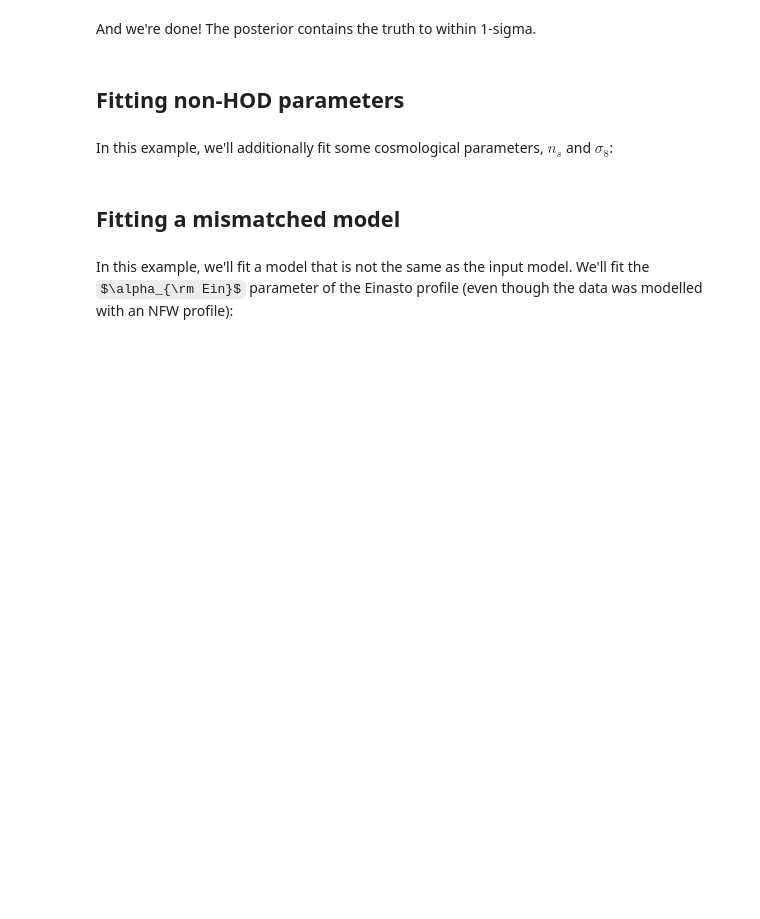
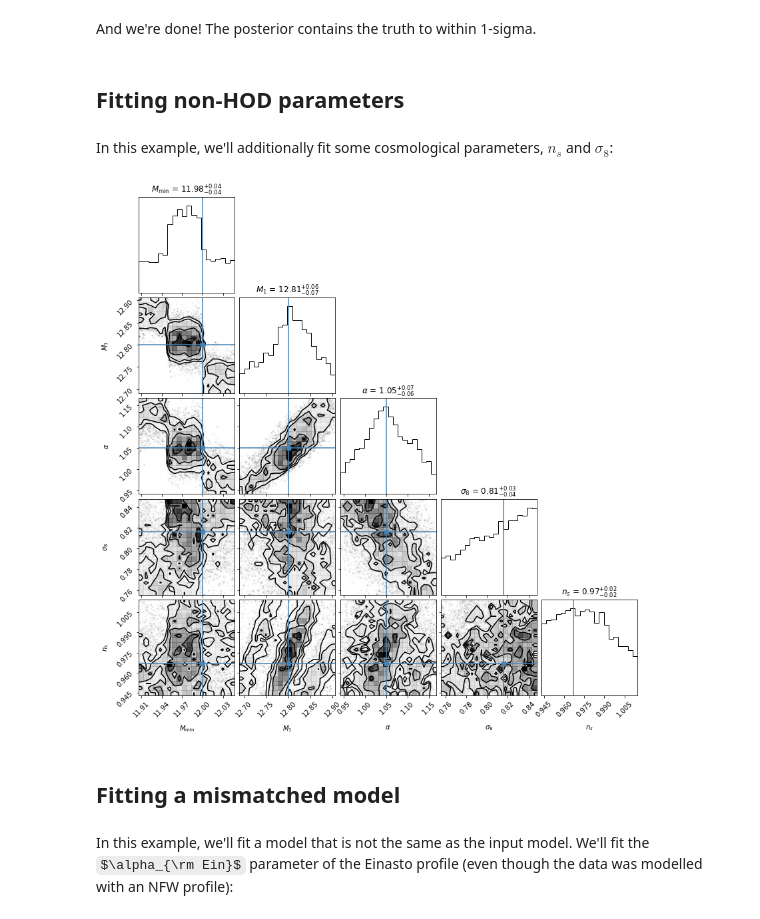
Before and after one commit to halomod/halomod, a Jupyter notebook: docs/examples/fitting.ipynb, the cells around one changed output. Drawn from its saved outputs; the diff is of its cells as text; code cells hidden in the pictures; some formulas as TeX source; blank space fills up the shorter version.

```diff
--- a/docs/examples/fitting.ipynb
+++ b/docs/examples/fitting.ipynb
@@ -206,14 +211,13 @@ And we're done! The posterior contains the truth to within 1-sigma.
 In this example, we'll additionally fit some cosmological parameters, $n_s$ and $\sigma_8$:
 # %%
 backend_cosmo = emcee.backends.HDFBackend('sampler_cosmo.h5')
-# backend.reset(nwalkers, ndim)
 sampler_cosmo = emcee.EnsembleSampler(
     nwalkers = 100,
     ndim = 5,
     log_prob_fn = log_prob,
     kwargs = {
         'param_names': ['hod_params.M_min', 'hod_params.M_1', 'hod_params.alpha', 'sigma_8', 'n'],
-        'data': mock_data,
+        'data': (mock_data, mock_ngal),
         'model': model,
         'derived': ['satellite_fraction', 'mean_tracer_den', 'corr_auto_tracer'],
         'bounds':{"hod_params.M_min": (10, 14), 'hod_params.M_1': (10, 15),
@@ -221,7 +225,8 @@ sampler_cosmo = emcee.EnsembleSampler(
                   'sigma_8': (0.75, 0.85), 'n': (0.94, 1.02)}
     },
     backend=backend_cosmo,
-    pool = Pool(4),
+    pool = Pool(30),
+    blobs_dtype=blobs_dtype,
 )
 # %%
 initialpos = np.array([
@@ -233,6 +238,18 @@ initialpos = np.array([
 ]) + 1e-4 * np.random.normal(size=(sampler_cosmo.nwalkers, sampler_cosmo.ndim))
 # %%
 sampler_cosmo.run_mcmc(initialpos, nsteps=1000, progress=True);
+# %%
+flatchain = sampler_cosmo.get_chain(discard=500, thin=5, flat=True)
+# %%
+corner.corner(
+    flatchain,
+    labels=[r'$M_{\rm min}$', '$M_1$', r'$\alpha$', r'$\sigma_8$', r'$n_s$'],
+    truths=[12.0, 12.8, 1.05, fiducial_model.sigma_8, fiducial_model.n],
+    show_titles=True,
+    range=[0.93, 0.93, 0.93, 0.93, 0.93]
+);
+# %% [output]
+[figure, added]
 # %% [markdown]
 ## Fitting a mismatched model
 # %% [markdown]
```
Also changed, not shown: parts of 20 cells of this notebook.
